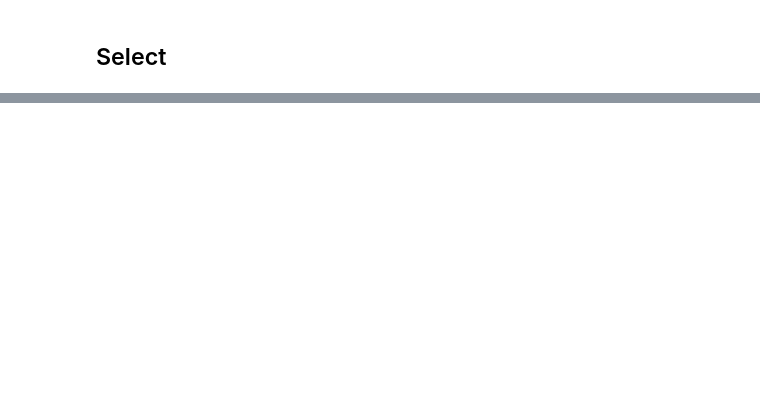
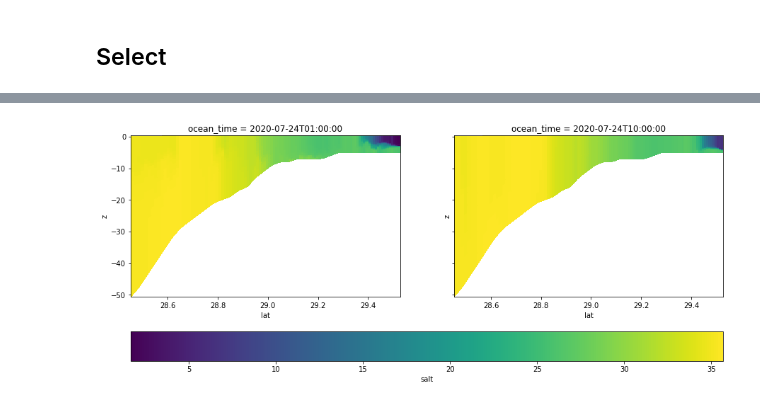
Before and after one commit to xoceanmodel/xroms, a Jupyter notebook: examples/select_data.ipynb, the cells around one changed output, grey strips where cells are left out. Saved outputs shown, nothing was run; the diff lists cells and outputs as text; code cells hidden in the pictures; blank space fills up the shorter version.

```diff
--- a/examples/select_data.ipynb
+++ b/examples/select_data.ipynb
@@ -430,0 +411,28 @@ compute vs. persist
+# %%
+# calculate z values (s_rho)
+slz = xroms.utilities.xisoslice(dss.lon_rho, lon0, dss.z_rho, 'xi_rho')
+
+# calculate latitude values (eta_rho)
+sllat = xroms.utilities.xisoslice(dss.lon_rho, lon0, dss.lat_rho, 'xi_rho')
+
+# assign these as coords to be used in plot
+sl = sl.assign_coords(z=slz, lat=sllat)
+
+# points that should be masked
+slmask = xroms.utilities.xisoslice(dss.lon_rho, lon0, dss.mask_rho, 'xi_rho')
+
+# drop masked values
+sl = sl.where(slmask==1, drop=True)
+
+# find min and max of the slice itself (without values that should be masked)
+vmin = sl.min().values
+vmax = sl.max().values
+# %%
+fig, axes = plt.subplots(1, 2, figsize=(15,6), sharey=True)
+
+sl.isel(ocean_time=0).plot(x='lat', y='z', ax=axes[0], vmin=vmin, vmax=vmax, add_colorbar=False)
+mappable = sl.isel(ocean_time=-1).plot(x='lat', y='z', ax=axes[1], vmin=vmin, vmax=vmax, add_colorbar=False)
+
+fig.colorbar(ax=axes, mappable=mappable, orientation='horizontal').set_label('salt')
+# %% [output]
+[figure, added]
```
Also changed, not shown: parts of 52 cells of this notebook.
